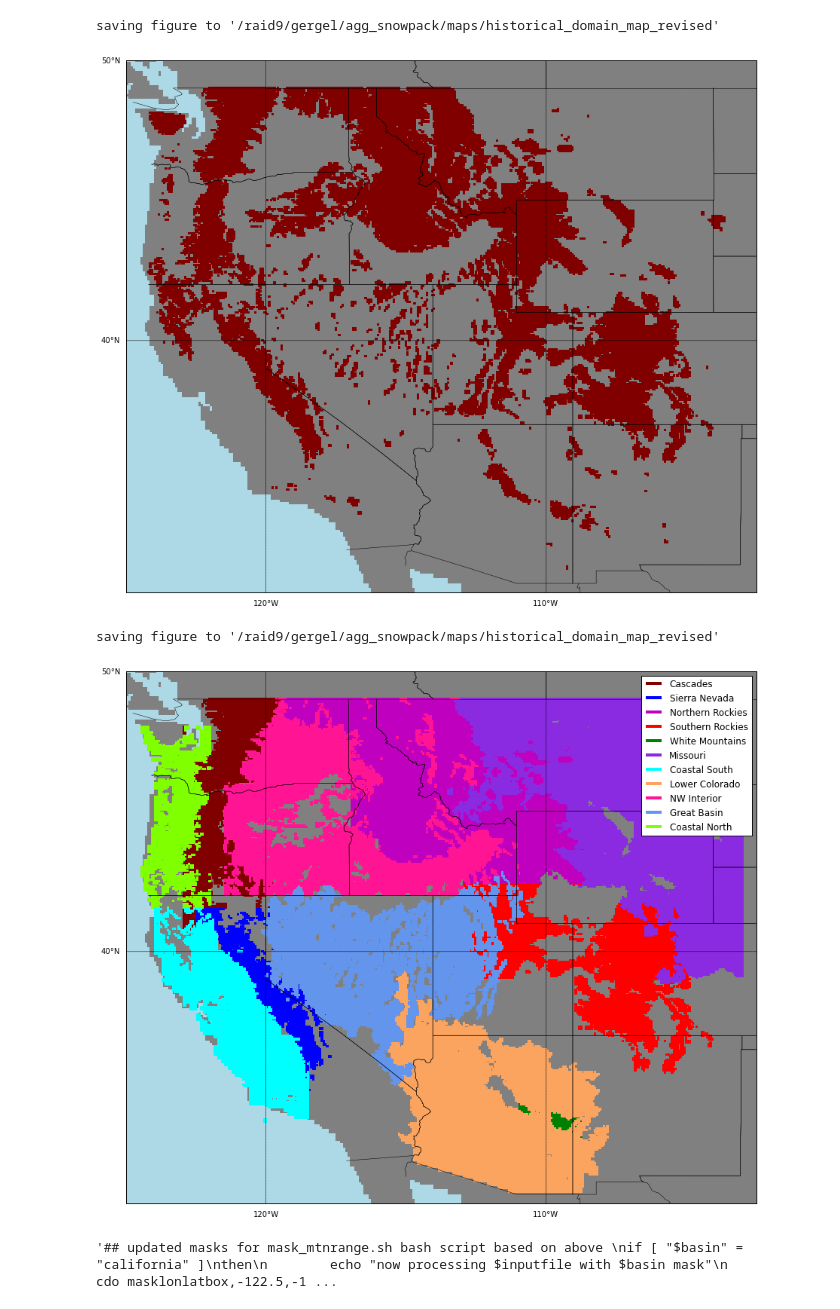
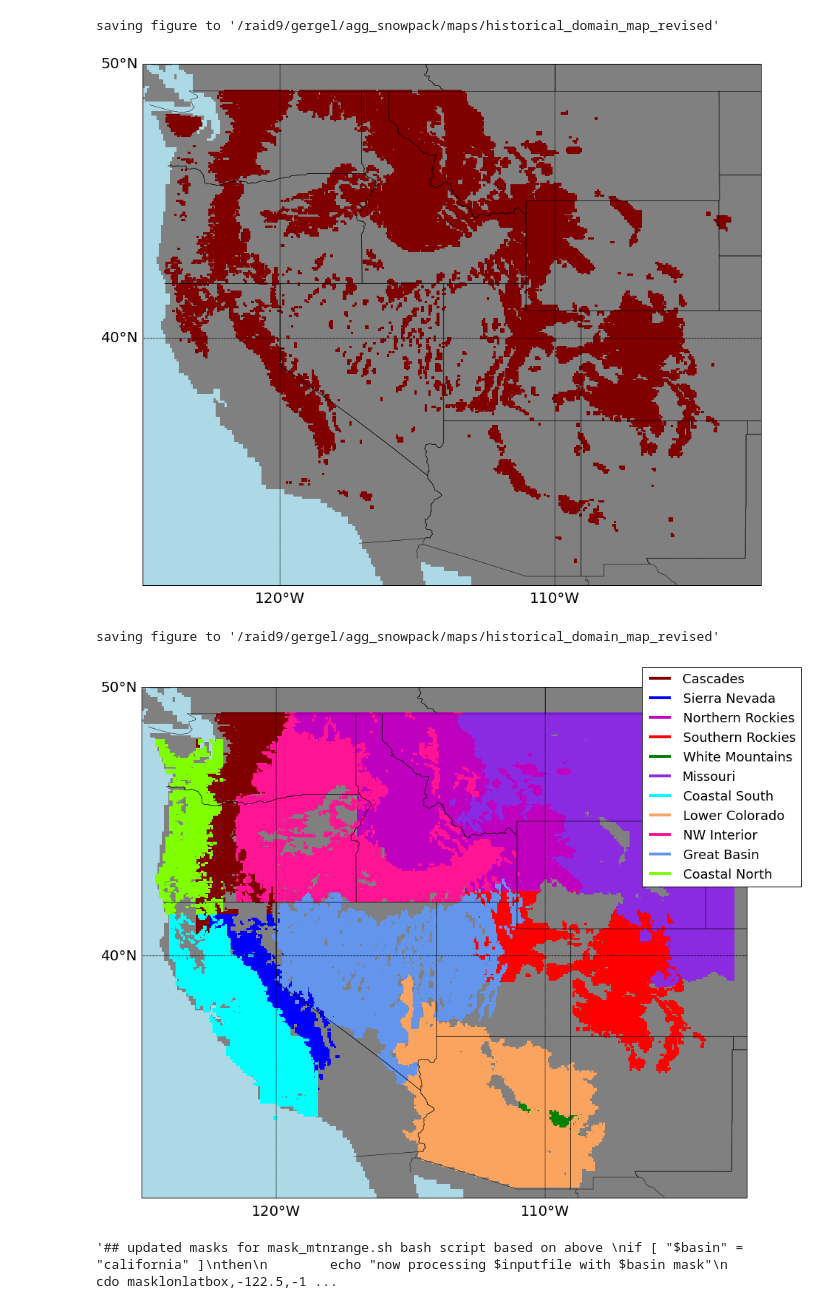
Before and after one commit to XUEYANZHANG9/IS_snowfire, a Jupyter notebook: make_domain_map_revised.ipynb, the cells around one changed output. Saved outputs shown, nothing was run; the diff lists cells and outputs as text; code cells hidden in the pictures.

Commit message:
enlarged label sizes and legend size and increased dpi

```diff
--- a/make_domain_map_revised.ipynb
+++ b/make_domain_map_revised.ipynb
@@ -1,14 +1,17 @@
 # %%
 def make_map():
         from mpl_toolkits.basemap import Basemap
+        ## set fontsize
+        fs = 20
+        ##
         m=Basemap(llcrnrlon=-125,llcrnrlat=31,urcrnrlon = -102.5,urcrnrlat=50,projection='cyl',lat_1=33,lat_2=42,lon_0=-110,
                 resolution='i',fix_aspect=True)
         # m.drawcoastlines()
         m.drawstates()
         m.drawcountries()
         m.drawmapboundary()
-        m.drawparallels(np.arange(-90.,120.,10.),labels=[1,0,0,0]) # draw parallels
-        m.drawmeridians(np.arange(0.,420.,10.),labels=[0,0,0,1]) # draw meridians
+        m.drawparallels(np.arange(-90.,120.,10.),labels=[1,0,0,0],size=fs) # draw parallels
+        m.drawmeridians(np.arange(0.,420.,10.),labels=[0,0,0,1],size=fs) # draw meridians
         m.drawlsmask(land_color='grey',ocean_color='lightblue',lakes=True,resolution='c')
         # m.fillcontinents(color='coral',lake_color='lightblue')
         return(m)
@@ -101,7 +104,7 @@ print ("saving figure to '%s'" % savepath)
 plt.savefig(savepath)
 # %% [output]
 saving figure to '/raid9/gergel/agg_snowpack/maps/historical_domain_map_revised'
-[figure, old version]
+[figure, new version]
 # %%
 '''
 ## Cascades
@@ -410,36 +413,36 @@ cs = m.pcolormesh(lons_mesh_gb,lats_mesh_gb,data_mesh_gb,shading='flat',cmap=c.L
 
 import matplotlib.lines as mlines
 
 # colours = ['maroon','b','m','r','g','blueviolet','chartreuse','aqua','sandybrown','deeppink']
 
 l1 = mlines.Line2D([], [], color='maroon', label='Cascades',linewidth=4.0)
 l2 = mlines.Line2D([], [], color='b', label='Sierra Nevada',linewidth=4.0)
 l3 = mlines.Line2D([], [], color='m', label='Northern Rockies',linewidth=4.0)
 l4 = mlines.Line2D([], [], color='r', label='Southern Rockies',linewidth=4.0)
 l5 = mlines.Line2D([], [], color='g', label='White Mountains',linewidth=4.0)
 l6 = mlines.Line2D([], [], color='blueviolet', label='Missouri',linewidth=4.0)
 l7 = mlines.Line2D([], [], color='aqua', label='Coastal South',linewidth=4.0)
 l8 = mlines.Line2D([], [], color='sandybrown', label='Lower Colorado',linewidth=4.0)
 l9 = mlines.Line2D([], [], color='deeppink', label='NW Interior',linewidth=4.0)
 l10 = mlines.Line2D([], [], color='cornflowerblue', label='Great Basin',linewidth=4.0)
 l11 = mlines.Line2D([], [], color='chartreuse', label='Coastal North',linewidth=4.0)
 
-plt.legend(handles=[l1,l2,l3,l4,l5,l6,l7,l8,l9,l10,l11])
+plt.legend(handles=[l1,l2,l3,l4,l5,l6,l7,l8,l9,l10,l11],bbox_to_anchor=(1.1, 1.05),prop={'size':18})
 
 
 # plt.show()
 
 ### save plot
 import os
 direc = '/raid9/gergel/agg_snowpack/maps/'
 model_spec = 'map'
 plotname = 'historical_domain_map_revised'
 savepath = os.path.join(direc,plotname)
 print ("saving figure to '%s'" % savepath)
-plt.savefig(savepath)
+plt.savefig(savepath,dpi=150)
 # %% [output]
 saving figure to '/raid9/gergel/agg_snowpack/maps/historical_domain_map_revised'
-[figure, old version]
+[figure, new version]
 # %%
 
 '''## updated masks for mask_mtnrange.sh bash script based on above
```
